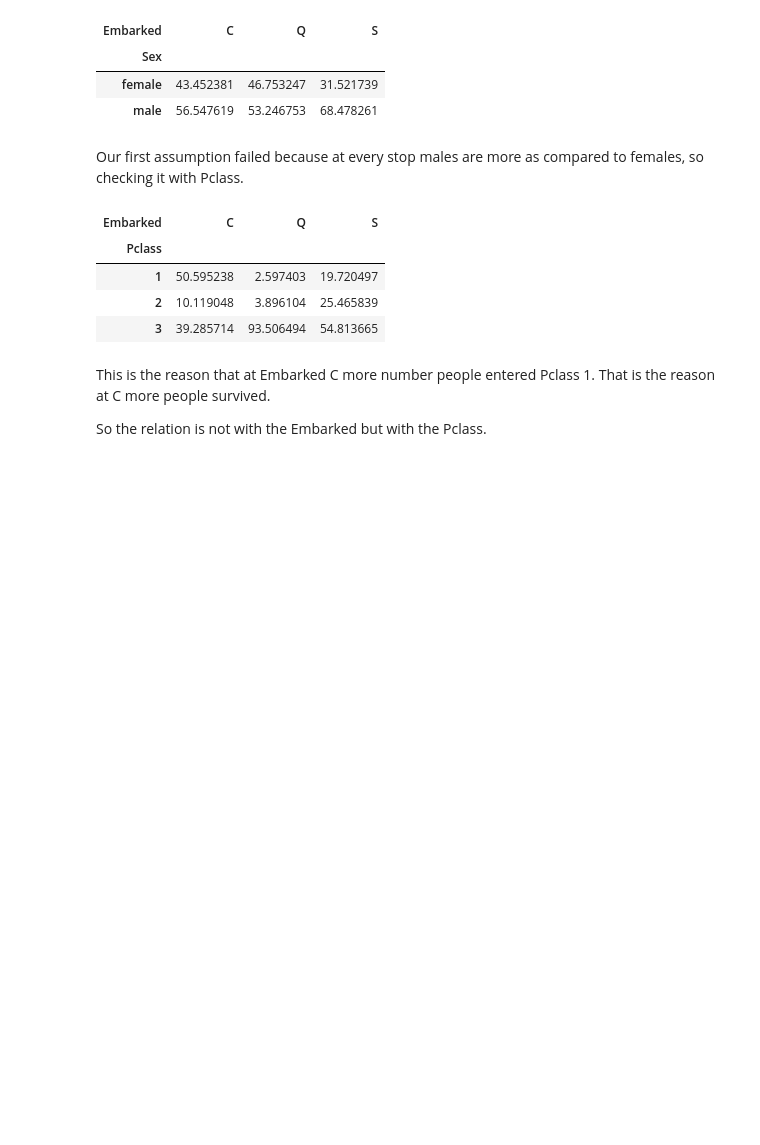
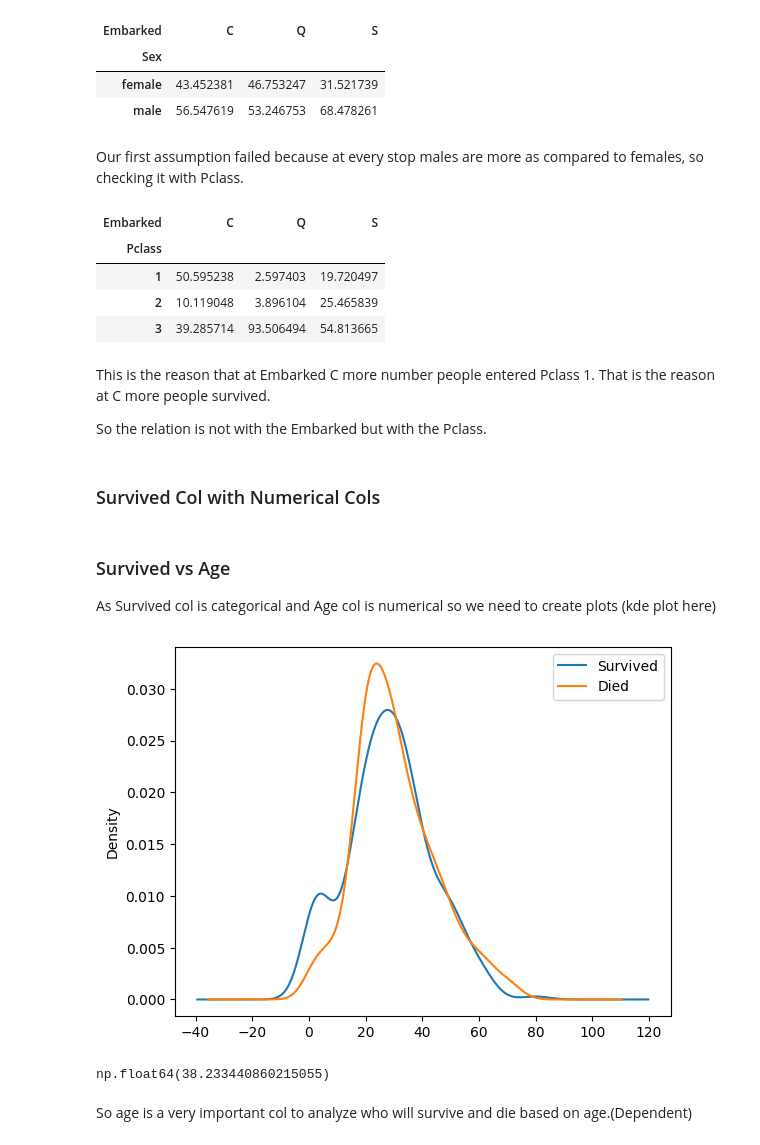
Before and after one commit to Muhammad-Waleed-Source/Exploratory-Data-Analysis, a Jupyter notebook: EDA.ipynb, the cells around one changed output. Saved outputs shown, nothing was run; the diff lists cells and outputs as text; code cells hidden in the pictures; blank space fills up the shorter version.

Commit message:
Survived col with Numerical cols

```diff
--- a/EDA.ipynb
+++ b/EDA.ipynb
@@ -558,3 +558,26 @@ pd.crosstab(df['Pclass'], df['Embarked'], normalize='columns')*100
 This is the reason that at Embarked C more number people entered Pclass 1. That is the reason at C more people survived.
 
 So the relation is not with the Embarked but with the Pclass.
+# %% [markdown]
+### Survived Col with Numerical Cols
+# %% [markdown]
+### Survived vs Age
+
+As Survived col is categorical and Age col is numerical so we need to create plots (kde plot here)
+# %%
+# for survived
+df[df['Survived'] == 1]['Age'].plot(kind='kde', label='Survived')
+
+# for died
+df[df['Survived'] == 0]['Age'].plot(kind='kde', label='Died')
+
+plt.legend()
+plt.show()
+# %% [output]
+[figure, added]
+# %%
+df[df['Pclass'] == 1]['Age'].mean()
+# %% [output]
+np.float64(38.233440860215055)
+# %% [markdown]
+So age is a very important col to analyze who will survive and die based on age.(Dependent)
```
